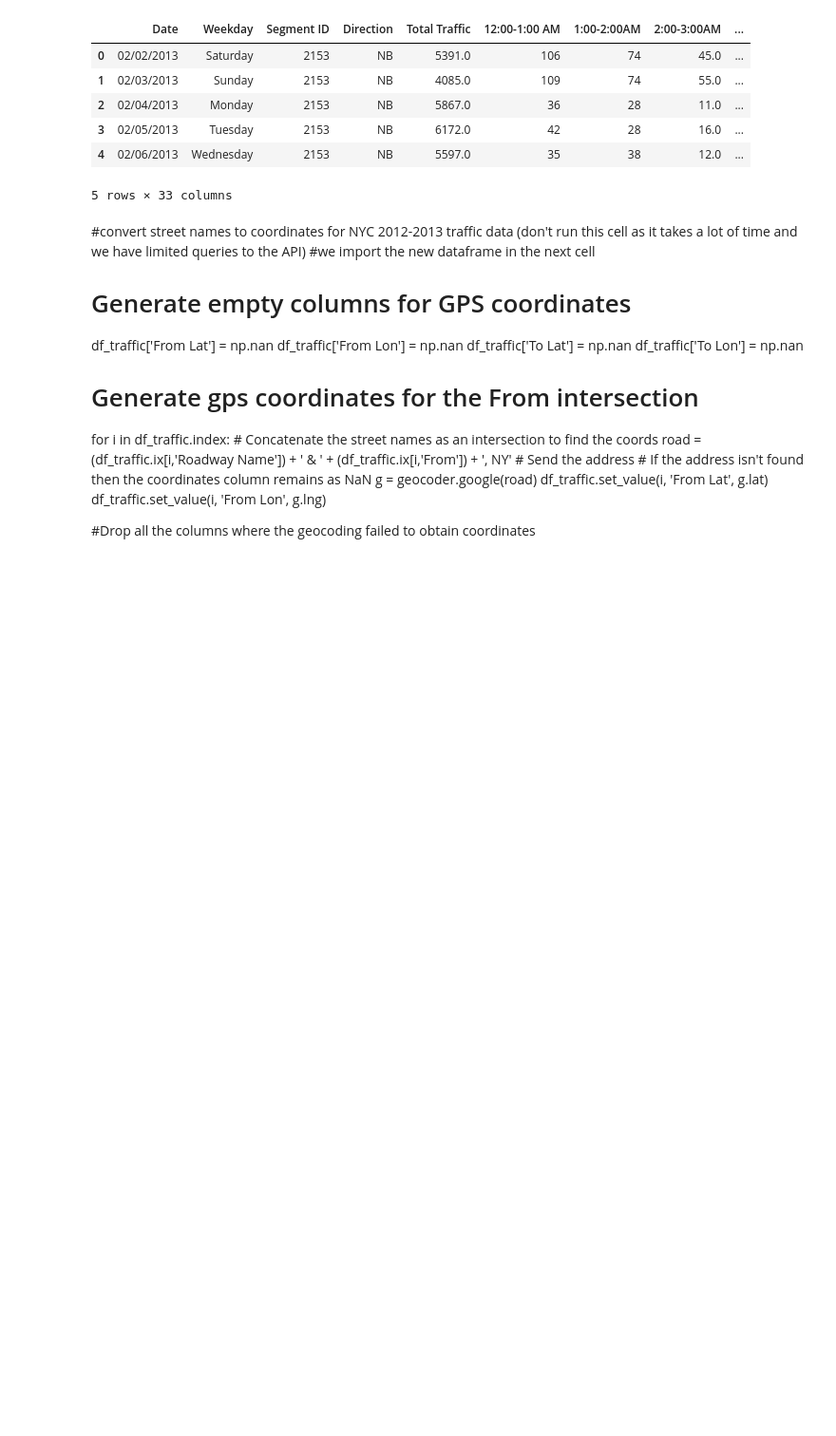
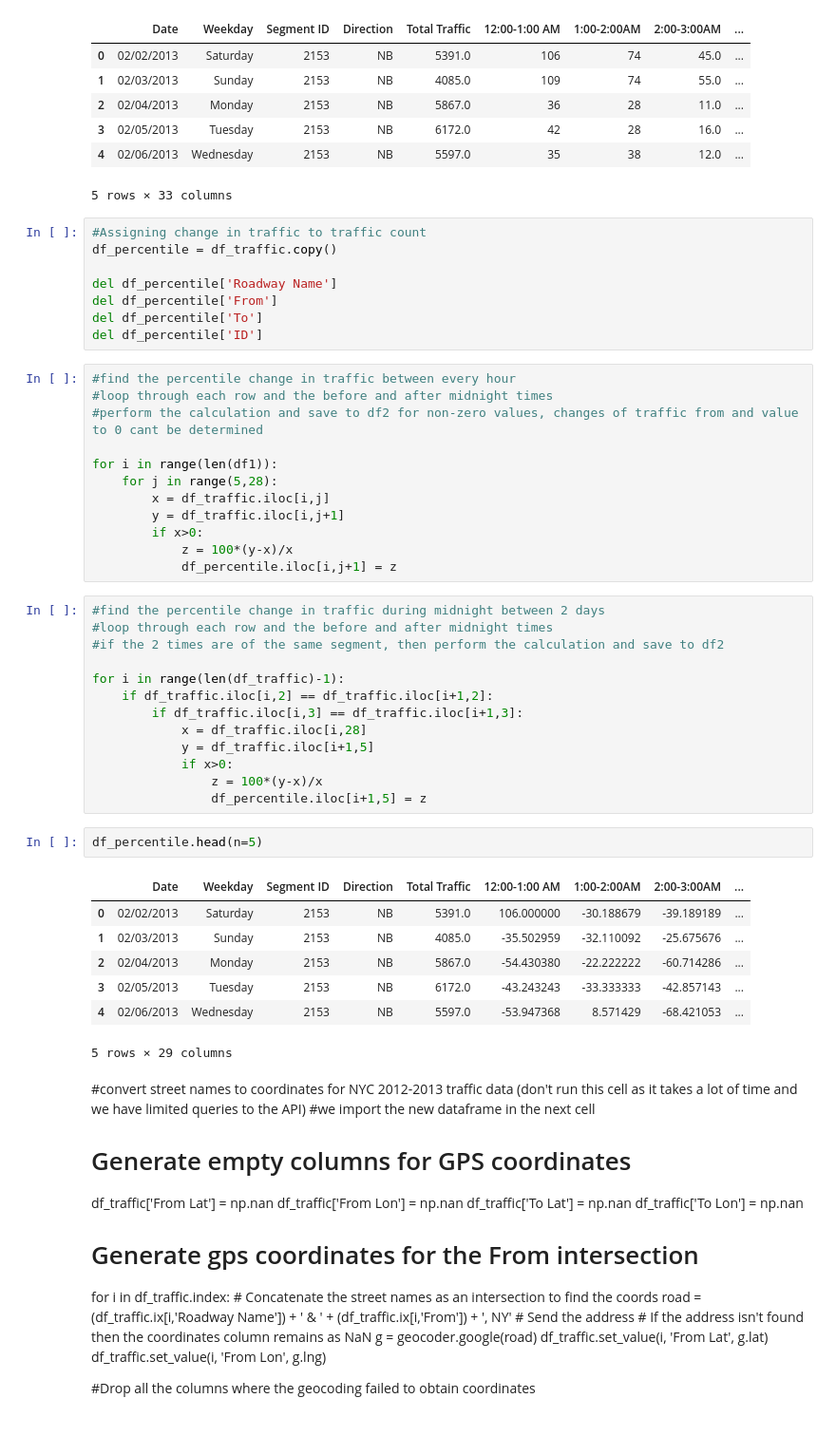
Before and after one commit to HarshaLaxman/NYCBoroTaxiAnalysis, a Jupyter notebook: FinalProject.ipynb, the cells around one changed output. Shown at 95% size. Drawn from its saved outputs; the diff is of its cells as text; blank space fills up the shorter version.

```diff
--- a/FinalProject.ipynb
+++ b/FinalProject.ipynb
@@ -147,6 +139,49 @@ df_traffic.head(n=5)
 | 3 | 02/05/2013 | Tuesday | 2153 | NB | 6172.0 | 42 | 28 | 16.0 | ... |
 | 4 | 02/06/2013 | Wednesday | 2153 | NB | 5597.0 | 35 | 38 | 12.0 | ... |
 5 rows × 33 columns
+# %%
+#Assigning change in traffic to traffic count
+df_percentile = df_traffic.copy()
+
+del df_percentile['Roadway Name']
+del df_percentile['From']
+del df_percentile['To']
+del df_percentile['ID']
+# %%
+#find the percentile change in traffic between every hour
+#loop through each row and the before and after midnight times
+#perform the calculation and save to df2 for non-zero values, changes of traffic from and value to 0 cant be determined
+
+for i in range(len(df1)):
+    for j in range(5,28):
+        x = df_traffic.iloc[i,j]
+        y = df_traffic.iloc[i,j+1]
+        if x>0:
+            z = 100*(y-x)/x
+            df_percentile.iloc[i,j+1] = z
+# %%
+#find the percentile change in traffic during midnight between 2 days
+#loop through each row and the before and after midnight times
+#if the 2 times are of the same segment, then perform the calculation and save to df2
+
+for i in range(len(df_traffic)-1):
+    if df_traffic.iloc[i,2] == df_traffic.iloc[i+1,2]:
+        if df_traffic.iloc[i,3] == df_traffic.iloc[i+1,3]:
+            x = df_traffic.iloc[i,28]
+            y = df_traffic.iloc[i+1,5]
+            if x>0:
+                z = 100*(y-x)/x
+                df_percentile.iloc[i+1,5] = z
+# %%
+df_percentile.head(n=5)
+# %% [output]
+|  | Date | Weekday | Segment ID | Direction | Total Traffic | 12:00-1:00 AM | 1:00-2:00AM | 2:00-3:00AM | ... |
+| 0 | 02/02/2013 | Saturday | 2153 | NB | 5391.0 | 106.000000 | -30.188679 | -39.189189 | ... |
+| 1 | 02/03/2013 | Sunday | 2153 | NB | 4085.0 | -35.502959 | -32.110092 | -25.675676 | ... |
+| 2 | 02/04/2013 | Monday | 2153 | NB | 5867.0 | -54.430380 | -22.222222 | -60.714286 | ... |
+| 3 | 02/05/2013 | Tuesday | 2153 | NB | 6172.0 | -43.243243 | -33.333333 | -42.857143 | ... |
+| 4 | 02/06/2013 | Wednesday | 2153 | NB | 5597.0 | -53.947368 | 8.571429 | -68.421053 | ... |
+5 rows × 29 columns
 # %% [markdown]
 #convert street names to coordinates for NYC 2012-2013 traffic data (don't run this cell as it takes a lot of time and we have limited queries to the API)
 #we import the new dataframe in the next cell
```
Also changed, not shown: parts of 6 cells of this notebook.
